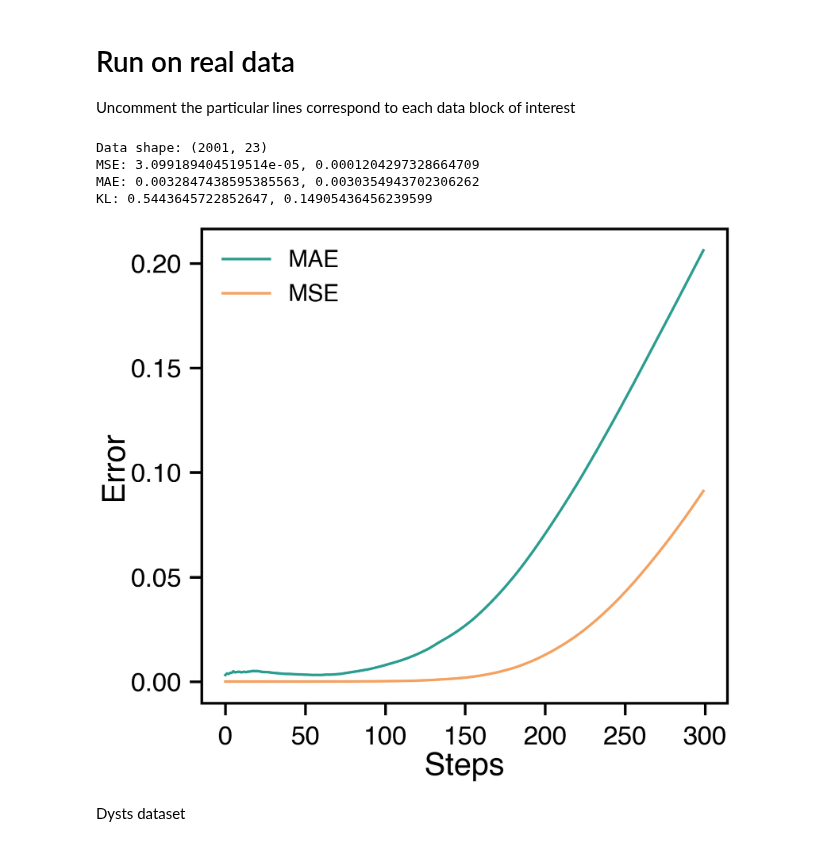
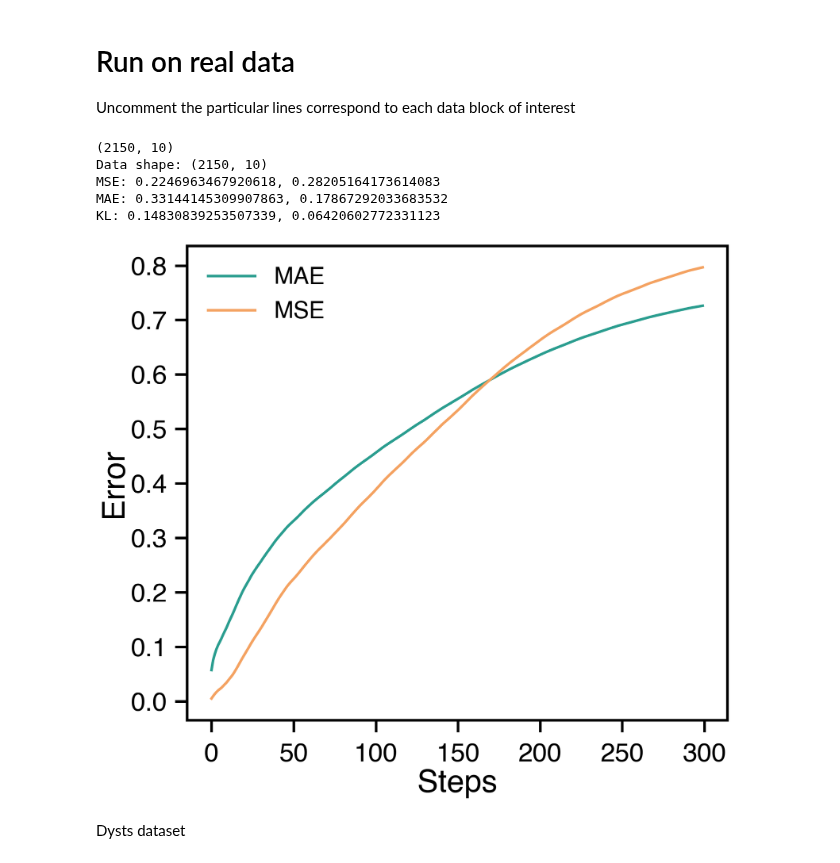
Before and after one commit to y-z-zhang/parroting, a Jupyter notebook: benchmark/benchmark_panda.ipynb, the cells around one changed output. Saved outputs shown, nothing was run; the diff lists cells and outputs as text; code cells hidden in the pictures.

```diff
--- a/benchmark/benchmark_panda.ipynb
+++ b/benchmark/benchmark_panda.ipynb
@@ -100,14 +100,14 @@ from dysts.metrics import estimate_kl_divergence
 SPLIT = "train" # train or test
 
 ## Turbulence
-# X_pca = np.load(f"../data/von_karman_street/vortex_street_vorticities_Re_{RE_VAL}_pca10.pkl", allow_pickle=True)
-# downsamplerate = 2
-# data = X_pca[::downsamplerate,:]
-# print(data.shape)
-# context_length = 512
-# forecast_length = 300
-# num_ic = 200
-# num_modes = 2
+X_pca = np.load(f"../data/von_karman_street/vortex_street_vorticities_Re_{RE_VAL}_pca10.pkl", allow_pickle=True)
+downsamplerate = 2
+data = X_pca[::downsamplerate,:]
+print(data.shape)
+context_length = 512
+forecast_length = 300
+num_ic = 200
+num_modes = 2
 
 # fpath = f"../data/electrocardiogram/ecg_train.csv.gz"
 # data = np.loadtxt(fpath, delimiter=",")
@@ -134,15 +134,17 @@ SPLIT = "train" # train or test
 
 
 ## Oscillator
-fpath = "../data/kuramoto/oscillator_glass.npy"
-data = np.load(fpath)
-downsamplerate = 1
-data = data[::downsamplerate,:]
-context_length = 512
-forecast_length = 300
-num_ic = 50
-num_modes = 23
+# fpath = "../data/kuramoto/oscillator_glass.npy"
+# data = np.load(fpath)
+# downsamplerate = 1
+# data = data[::downsamplerate,:]
+# context_length = 512
+# forecast_length = 300
+# num_ic = 50
+# num_modes = 23
 
+## random seed
+random.seed(0)
 
 
 evaluated_steps = 50
@@ -177,7 +179,8 @@ for ic in range(num_ic):
         device_map="cpu",
     )
     traj_pred = pft_model.predict(
-      context_tensor, forecast_length, limit_prediction_length=False, sliding_context=True,
+      context_tensor, forecast_length, limit_prediction_length=False,
+      sliding_context=True,
       ).squeeze().cpu().numpy()
 
     if traj_pred.ndim == 1:
@@ -225,38 +228,39 @@ for axis in ['top','right']:
   #ax.spines[axis].set_visible(False)
 
 ax.get_xaxis().tick_bottom()
 ax.get_yaxis().tick_left()
 
 fig.set_size_inches(17,15)
 plt.xticks(fontsize = 50)
 plt.yticks(fontsize = 50)
 plt.xlabel(r'Steps', fontname="Helvetica", fontsize = 60)
 plt.ylabel(r'Error', fontname="Helvetica", fontsize = 60)
 
 plt.plot(model_average_mae, lw=5, ls='-', alpha=1, color=colors[1], label='MAE')
 plt.plot(model_average_mse, lw=5, ls='-', alpha=1, color=colors[3], label='MSE')
 
 #plt.xscale('log')
 #plt.yscale('log')
 
 #plt.xlim([.1, 10])
 #plt.ylim([0, 110])
 
 #plt.yticks([0, 50, 100])
 
 plt.legend(loc='upper left', frameon=False, prop={'size':45, 'family': 'Helvetica'}, ncol=1)
 
 plt.gca().tick_params(axis='y', pad=15, size=23, width=5)
 plt.gca().tick_params(axis='x', pad=20, size=23, width=5)
 
 fig.set_tight_layout(True)
 #plt.savefig(f'mse_rolling_compare.pdf', bbox_inches='tight')
 # %% [output]
-Data shape: (2001, 23)
-MSE: 3.099189404519514e-05, 0.0001204297328664709
-MAE: 0.0032847438595385563, 0.0030354943702306262
-KL: 0.5443645722852647, 0.14905436456239599
+(2150, 10)
+Data shape: (2150, 10)
+MSE: 0.2246963467920618, 0.28205164173614083
+MAE: 0.33144145309907863, 0.17867292033683532
+KL: 0.14830839253507339, 0.06420602772331123
-[figure, old version]
+[figure, new version]
 # %%
 # Turbulence
 MSE: 0.19933803143734288, 0.23467457686106852
```
Also changed, not shown: 1 other file.
